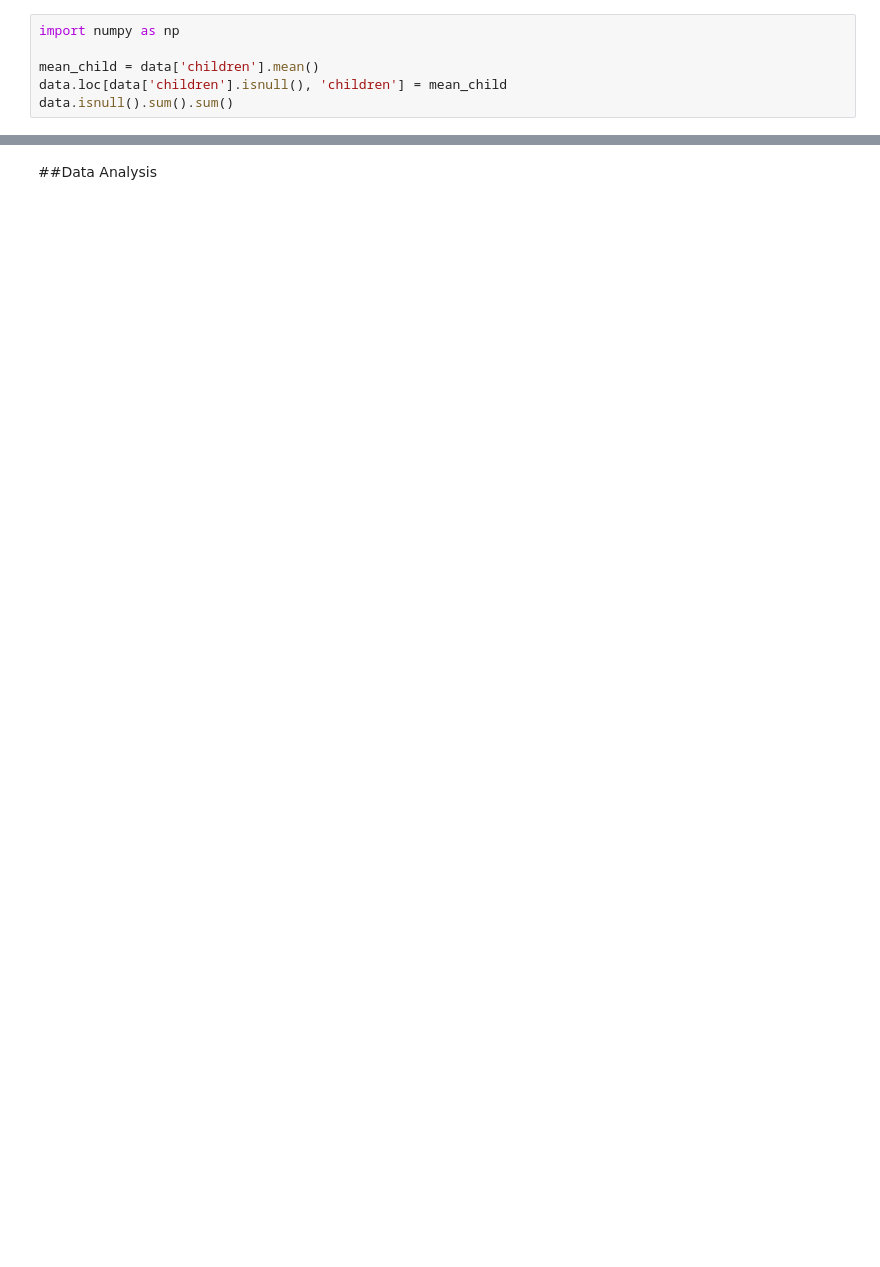
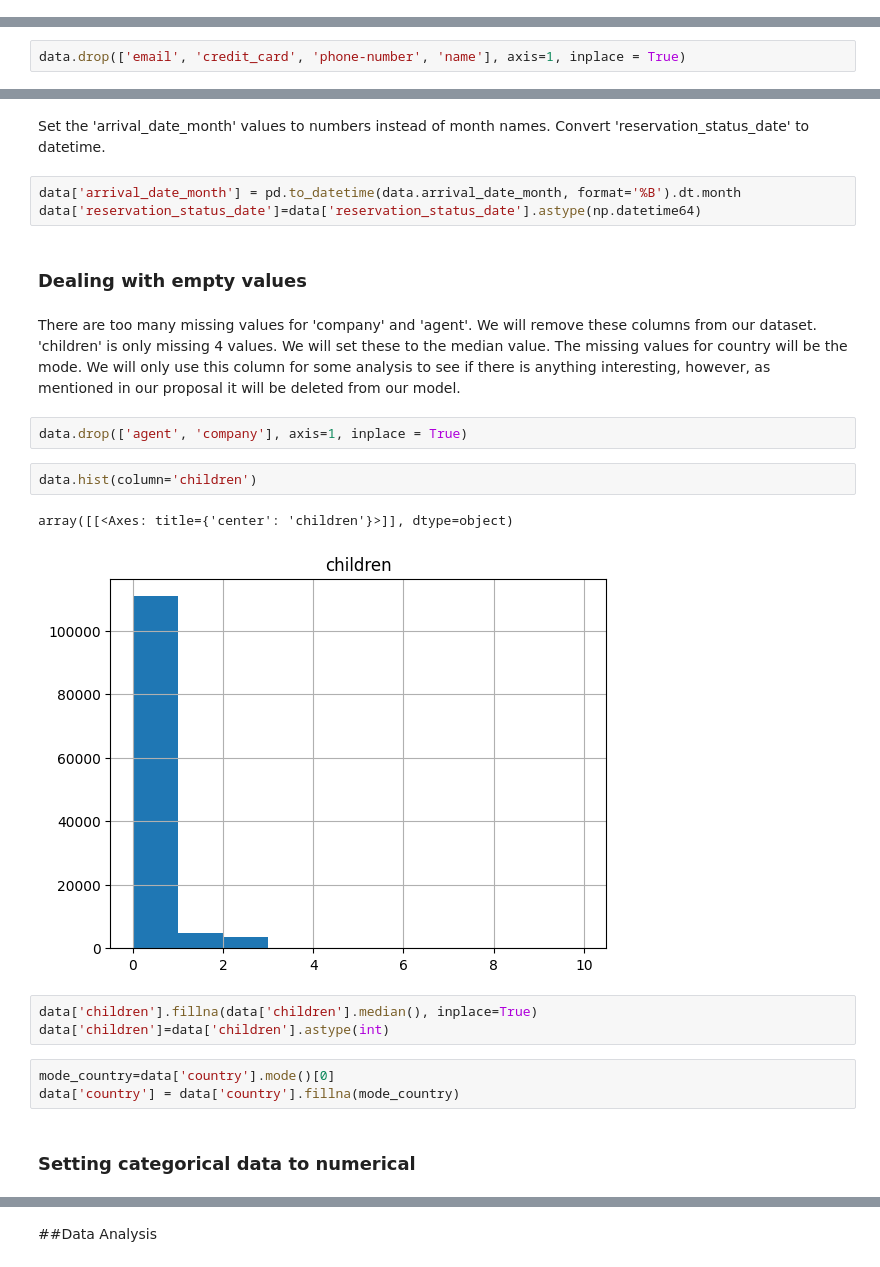
Before and after one commit to yrjavk/CloudForAI, a Jupyter notebook: HotelBookings.ipynb, the cells around one changed output, grey strips where cells are left out. Saved outputs shown, nothing was run; the diff lists cells and outputs as text; blank space fills up the shorter version.

```diff
--- a/HotelBookings.ipynb
+++ b/HotelBookings.ipynb
@@ -174,6 +14,0 @@ dtype: bool
-# %%
-import numpy as np
-
-mean_child = data['children'].mean()
-data.loc[data['children'].isnull(), 'children'] = mean_child
-data.isnull().sum().sum()
@@ -181,0 +71,2 @@ data.isnull().sum().sum()
+# %%
+data.drop(['email', 'credit_card', 'phone-number', 'name'], axis=1, inplace = True)
@@ -181,0 +75,24 @@ data.isnull().sum().sum()
+# %% [markdown]
+Set the 'arrival_date_month' values to numbers instead of month names. Convert 'reservation_status_date' to datetime.
+# %%
+data['arrival_date_month'] = pd.to_datetime(data.arrival_date_month, format='%B').dt.month
+data['reservation_status_date']=data['reservation_status_date'].astype(np.datetime64)
+# %% [markdown]
+### Dealing with empty values
+# %% [markdown]
+There are too many missing values for 'company' and 'agent'. We will remove these columns from our dataset. 'children' is only missing 4 values. We will set these to the median value. The missing values for country will be the mode. We will only use this column for some analysis to see if there is anything interesting, however, as mentioned in our proposal it will be deleted from our model.
+# %%
+data.drop(['agent', 'company'], axis=1, inplace = True)
+# %%
+data.hist(column='children')
+# %% [output]
+array([[<Axes: title={'center': 'children'}>]], dtype=object)
+[figure, added]
+# %%
+data['children'].fillna(data['children'].median(), inplace=True)
+data['children']=data['children'].astype(int)
+# %%
+mode_country=data['country'].mode()[0]
+data['country'] = data['country'].fillna(mode_country)
+# %% [markdown]
+### Setting categorical data to numerical
```
Also changed, not shown: parts of 58 cells of this notebook.
